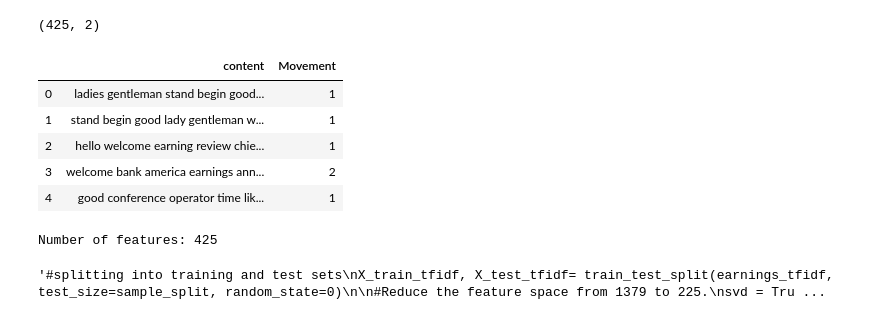
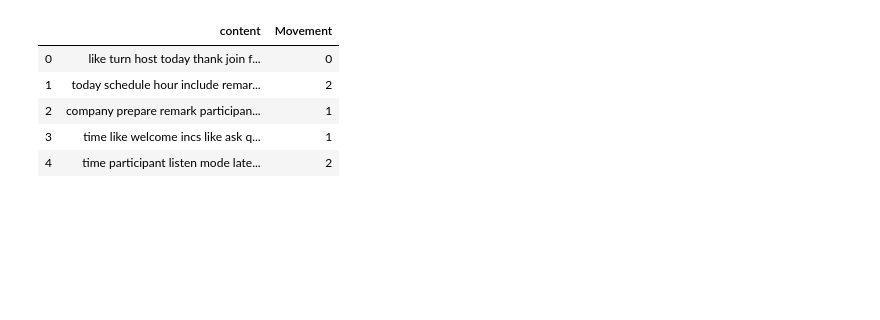
Before and after one commit to jkovach89/Final-Project, a Jupyter notebook: Capstone 5 - Data Analysis.ipynb, the cells around one changed output. Saved outputs shown, nothing was run; the diff lists cells and outputs as text; code cells hidden in the pictures; blank space fills up the shorter version.

```diff
--- a/Capstone 5 - Data Analysis.ipynb
+++ b/Capstone 5 - Data Analysis.ipynb
@@ -1,69 +1,26 @@
 # %%
 #! Python3
 # by Jacob Kovach
 # Confidential and Proprietary
 
-import numpy as np, pandas as pd, urllib.request, pickle, spacy, re, os
+import matplotlib.pyplot as plt, numpy as np, pandas as pd, urllib.request, pickle, spacy, re, os
 from nltk import tokenize
 from collections import Counter
 
-with open('/Users/jkovach/Downloads/earnings-call-transcripts/_call_df_500', 'rb') as file:
-    earnings_df = pickle.load(file)
-earnings_df = earnings_df.drop(['datetime', 'filename', 'ticker', 'raw', 'header_check',
-                                'footer_check', 'price_delta', 'duration'], 1)
-print(earnings_df.shape)
+# Utility for opening files to variables
+def get_variables(file):
+    with open(file, 'rb') as file:
+        return pickle.load(file)
+
+# Get common words and dataframe of transcripts
+common_words = get_variables('/Users/jkovach/Downloads/earnings-call-transcripts/_common_word_list')
+earnings_df = get_variables('/Users/jkovach/Downloads/earnings-call-transcripts/_call_df_500')
+earnings_df = earnings_df.drop(['datetime', 'raw', 'filename', 'ticker', 'duration', 'price_delta'], 1)
 earnings_df.head()
 # %% [output]
-(425, 2)
 |  | content | Movement |
-| 0 | ladies gentleman stand begin good... | 1 |
-| 1 | stand begin good lady gentleman w... | 1 |
-| 2 | hello welcome earning review chie... | 1 |
-| 3 | welcome bank america earnings ann... | 2 |
-| 4 | good conference operator time lik... | 1 |
+| 0 | like turn host today thank join f... | 0 |
+| 1 | today schedule hour include remar... | 2 |
+| 2 | company prepare remark participan... | 1 |
+| 3 | time like welcome incs like ask q... | 1 |
+| 4 | time participant listen mode late... | 2 |
-# %%
-from sklearn.model_selection import train_test_split
-from sklearn.feature_extraction.text import TfidfVectorizer
-from sklearn.decomposition import TruncatedSVD
-from sklearn.pipeline import make_pipeline
-from sklearn.preprocessing import Normalizer
-
-sample_split=0.3
-X_train, X_test = train_test_split(earnings_df['content'], test_size=sample_split, random_state=0)
-
-vectorizer = TfidfVectorizer(max_df=0.4,
-                             min_df=0.1,
-                             stop_words='english',
-                             lowercase=True,
-                             use_idf=True,
-                             norm=u'l2',
-                             smooth_idf=True,
-                             ngram_range=(1,3),
-                            )
-
-#Applying the vectorizer
-earnings_tfidf = vectorizer.fit_transform(earnings_df['content']).toarray()
-labels = earnings_df['Movement']
-terms = vectorizer.get_feature_names()
-print("Number of features: %d" % len(earnings_tfidf))
-
-"""#splitting into training and test sets
-X_train_tfidf, X_test_tfidf= train_test_split(earnings_tfidf, test_size=sample_split, random_state=0)
-
-#Reduce the feature space from 1379 to 225.
-svd = TruncatedSVD(250)
-lsa = make_pipeline(svd, Normalizer(copy=False))
-# Run SVD on the training data, then project the training data.
-X_train_lsa = lsa.fit_transform(X_train_tfidf)
-
-variance_explained=svd.explained_variance_ratio_
-total_variance = variance_explained.sum()
-print("Percent variance captured by all components:", total_variance*100)
-
-#Looking at what sorts of paragraphs our solution considers similar, for the first five identified topics
-paras_by_component=pd.DataFrame(X_train_lsa,index=X_train)
-paras_by_component=paras_by_component.merge(earnings_df, on='content')
-paras_by_component.head()"""
-# %% [output]
-Number of features: 425
-'#splitting into training and test sets\nX_train_tfidf, X_test_tfidf= train_test_split(earnings_tfidf, test_size=sample_split, random_state=0)\n\n#Reduce the feature space from 1379 to 225.\nsvd = Tru ...
```
Also changed, not shown: parts of 10 cells of this notebook, 1 other file.
